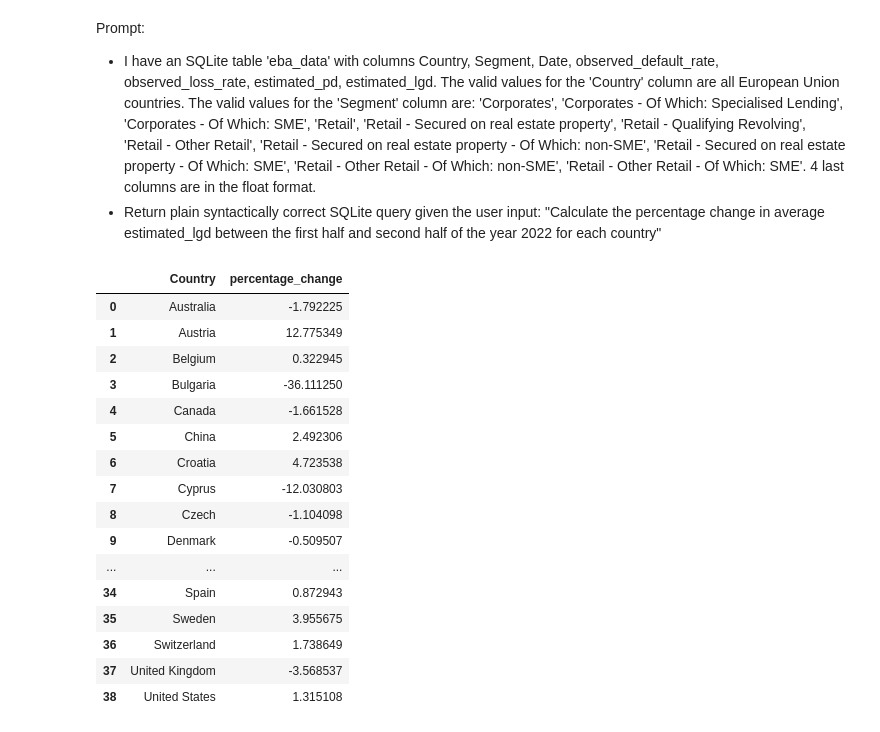
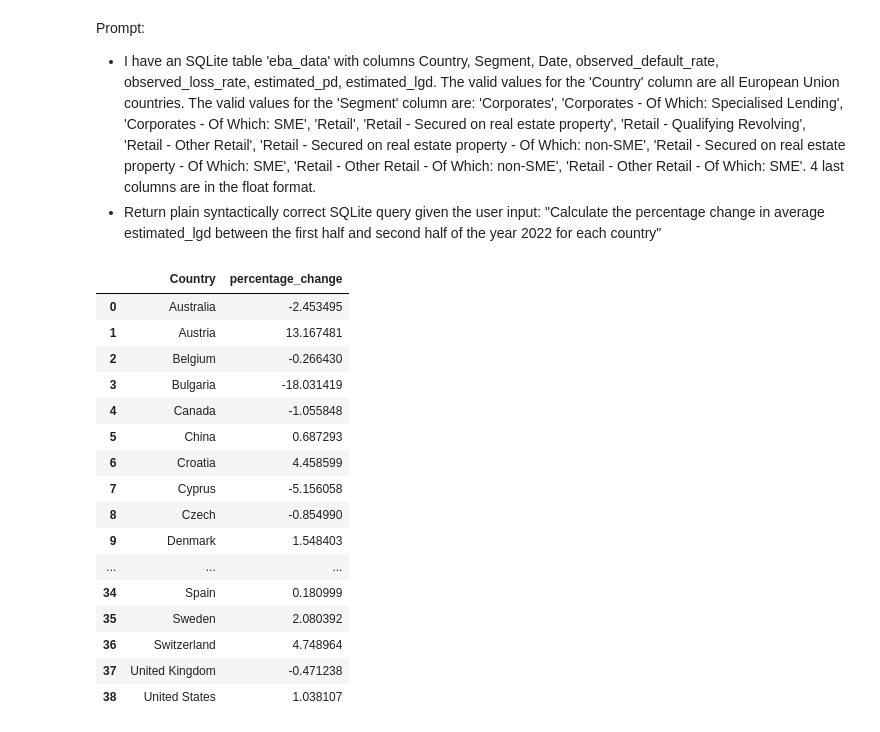
Before and after one commit to at621/text-to-sql, a Jupyter notebook: intro_test_to_sql.ipynb, the cells around one changed output. Drawn from its saved outputs; the diff is of its cells as text; code cells hidden in the pictures.

```diff
--- a/intro_test_to_sql.ipynb
+++ b/intro_test_to_sql.ipynb
@@ -191,47 +191,47 @@ Prompt:
 # %%
 query = """
         WITH
           first_half AS (
             SELECT
               Country,
               AVG(estimated_lgd) AS avg_estimated_lgd_first_half
             FROM eba_data
             WHERE Date BETWEEN '2021-01-01' AND '2021-06-30'
             GROUP BY Country
           ),
           second_half AS (
             SELECT
               Country,
               AVG(estimated_lgd) AS avg_estimated_lgd_second_half
             FROM eba_data
-            WHERE Date BETWEEN '2022-01-01' AND '2022-12-31'
+            WHERE Date BETWEEN '2021-07-01' AND '2021-12-31'
             GROUP BY Country
           )
         SELECT
           f.Country,
           ((s.avg_estimated_lgd_second_half - f.avg_estimated_lgd_first_half) / f.avg_estimated_lgd_first_half) * 100 AS percentage_change
         FROM first_half f
         JOIN second_half s ON f.Country = s.Country
         ORDER BY f.Country;
 
 """
 
 query_database('eba.db', query)
 # %% [output]
 |  | Country | percentage_change |
-| 0 | Australia | -1.792225 |
-| 1 | Austria | 12.775349 |
-| 2 | Belgium | 0.322945 |
-| 3 | Bulgaria | -36.111250 |
-| 4 | Canada | -1.661528 |
-| 5 | China | 2.492306 |
-| 6 | Croatia | 4.723538 |
-| 7 | Cyprus | -12.030803 |
-| 8 | Czech | -1.104098 |
-| 9 | Denmark | -0.509507 |
+| 0 | Australia | -2.453495 |
+| 1 | Austria | 13.167481 |
+| 2 | Belgium | -0.266430 |
+| 3 | Bulgaria | -18.031419 |
+| 4 | Canada | -1.055848 |
+| 5 | China | 0.687293 |
+| 6 | Croatia | 4.458599 |
+| 7 | Cyprus | -5.156058 |
+| 8 | Czech | -0.854990 |
+| 9 | Denmark | 1.548403 |
 | ... | ... | ... |
-| 34 | Spain | 0.872943 |
-| 35 | Sweden | 3.955675 |
-| 36 | Switzerland | 1.738649 |
-| 37 | United Kingdom | -3.568537 |
-| 38 | United States | 1.315108 |
+| 34 | Spain | 0.180999 |
+| 35 | Sweden | 2.080392 |
+| 36 | Switzerland | 4.748964 |
+| 37 | United Kingdom | -0.471238 |
+| 38 | United States | 1.038107 |
```
Also changed, not shown: parts of 3 cells of this notebook, 1 other file.
